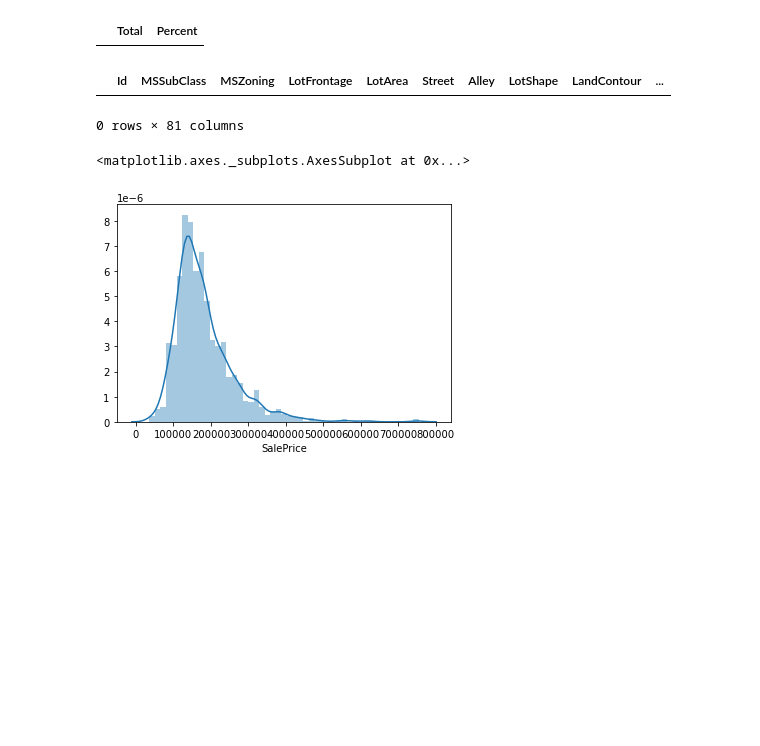
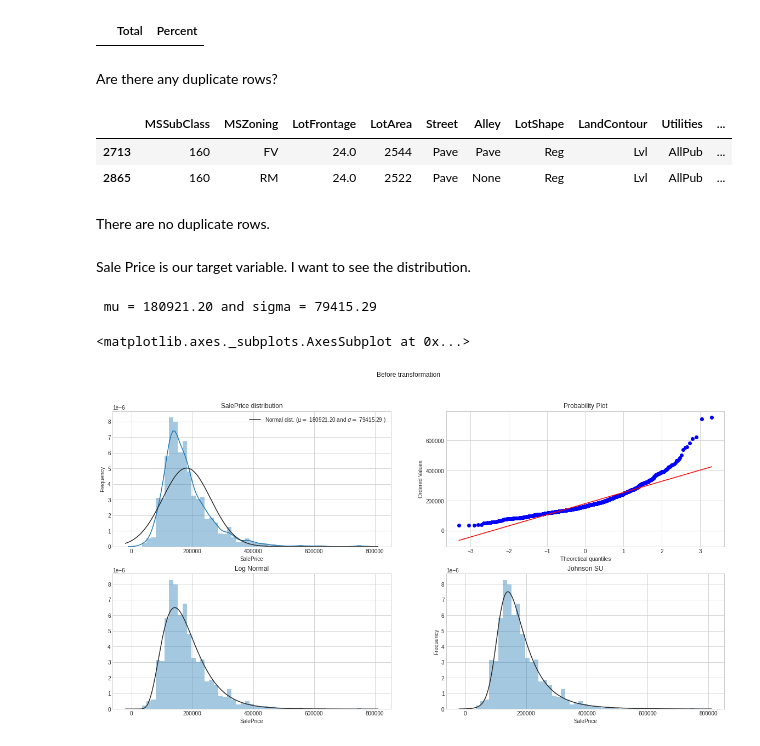
Before and after one commit to villafue/Capstone_1-_Predict_House_Prices, a Jupyter notebook: House_Price.ipynb, the cells around one changed output. Drawn from its saved outputs; the diff is of its cells as text; code cells hidden in the pictures; blank space fills up the shorter version.

```diff
--- a/House_Price.ipynb
+++ b/House_Price.ipynb
@@ -428,10 +431,3 @@ missing_data = pd.concat([total, percent], axis=1, keys=['Total', 'Percent'])
 missing_data[missing_data['Percent']>0]
 # %% [output]
 |  | Total | Percent |
-# %%
-# I'm checking for duplicate rows.
-duplicateRowsDF = df[df.duplicated()]
-duplicateRowsDF
-# %% [output]
-|  | Id | MSSubClass | MSZoning | LotFrontage | LotArea | Street | Alley | LotShape | LandContour | ... |
-0 rows × 81 columns
@@ -442,5 +434,47 @@ Everything below is part of EDA and I will work on it once I get to that module.
-# %%
-sns.distplot(df['SalePrice'])
-# %% [output]
-<matplotlib.axes._subplots.AxesSubplot at 0x...>
-[figure, removed]
+# %% [markdown]
+Are there any duplicate rows?
+# %%
+duplicateRowsDF = all[all.duplicated()]
+duplicateRowsDF
+# %% [output]
+|  | MSSubClass | MSZoning | LotFrontage | LotArea | Street | Alley | LotShape | LandContour | Utilities | ... |
+| 2713 | 160 | FV | 24.0 | 2544 | Pave | Pave | Reg | Lvl | AllPub | ... |
+| 2865 | 160 | RM | 24.0 | 2522 | Pave | None | Reg | Lvl | AllPub | ... |
+# %% [markdown]
+There are no duplicate rows.
+# %% [markdown]
+Sale Price is our target variable. I want to see the distribution.
+# %%
+from scipy import stats
+from scipy.stats import norm, skew #for some statistics
+
+y = train['SalePrice']
+fig = plt.figure(figsize=(20,10))
+plt.subplot(2,2,1)
+sns.distplot(train['SalePrice'] , fit=norm);
+
+
+# Get the fitted parameters used by the function
+(mu, sigma) = norm.fit(train['SalePrice'])
+print( '\n mu = {:.2f} and sigma = {:.2f}\n'.format(mu, sigma))
+plt.legend(['Normal dist. ($\mu=$ {:.2f} and $\sigma=$ {:.2f} )'.format(mu, sigma)],
+            loc='best')
+plt.ylabel('Frequency')
+plt.title('SalePrice distribution')
+
+plt.subplot(2,2,2)
+res = stats.probplot(train['SalePrice'], plot=plt)
+plt.suptitle('Before transformation')
+
+plt.subplot(2,2,3)
+plt.title('Log Normal')
+sns.distplot(y, kde=False, fit=stats.lognorm)
+
+plt.subplot(2,2,4)
+plt.title('Johnson SU')
+plt.ylabel('Frequency')
+sns.distplot(y, kde=False, fit=stats.johnsonsu)
+# %% [output]
+ mu = 180921.20 and sigma = 79415.29
+<matplotlib.axes._subplots.AxesSubplot at 0x...>
+[figure, added]
```
Also changed, not shown: parts of 25 cells of this notebook.
